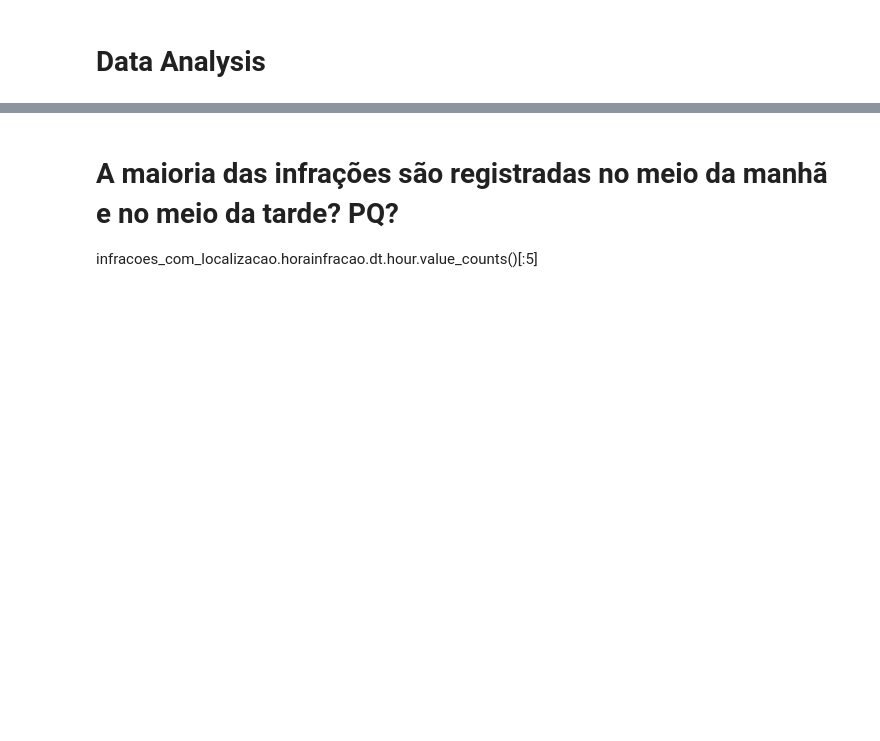
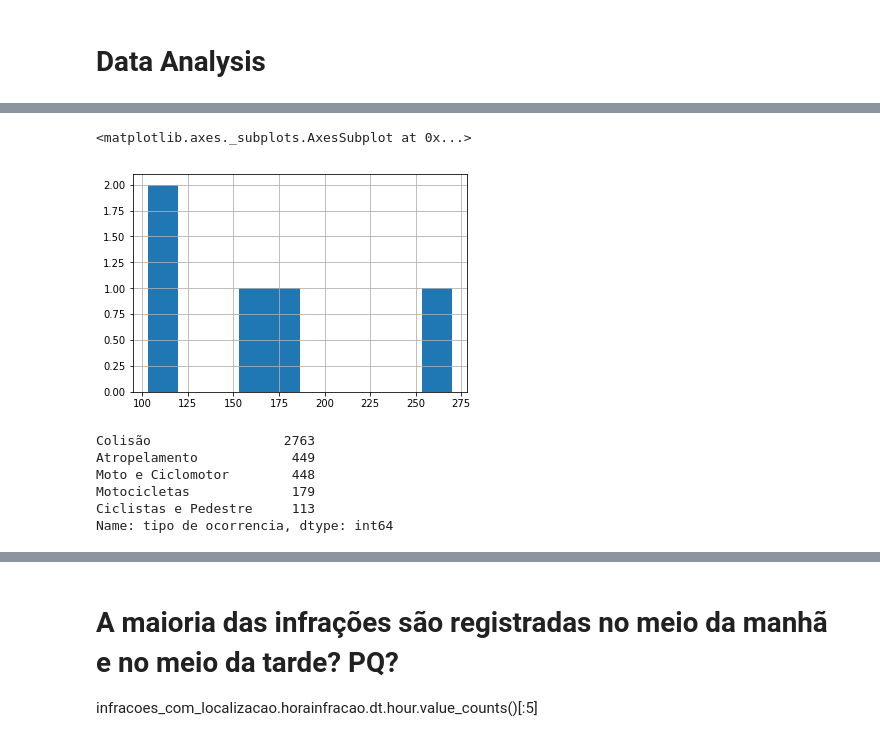
Before and after one commit to fbormann/DadosTransitoRecife, a Jupyter notebook: Projeto CTTU.ipynb, the cells around one changed output, grey strips where cells are left out. Cells and saved outputs as stored; diff of their text form; code cells hidden in the pictures; blank space fills up the shorter version.

```diff
--- a/Projeto CTTU.ipynb
+++ b/Projeto CTTU.ipynb
@@ -540,2 +615,4 @@ infracoes_2014_2016.shape
 # %%
 semaforos = pandas.read_csv("working_data/semaforos.csv")
+# %%
+acidentes_2014_2016 = pandas.read_csv("working_data/acidentes_2014_2016.csv", parse_dates=True)
@@ -546,3 +666,3 @@ acidentes_2014_2016["quantidade de vitimas"].value_counts()
 # %%
 # Os bairros onde ocorreram as maiores quantidades de acidentes
-acidentes_2014_2016.groupby("bairro")["quantidade de vitimas"].sum().sort_values(ascending=False)[:5]
+qtd_vitimas_de_acidente_bairro  = acidentes_2014_2016.groupby("bairro")["quantidade de vitimas"].sum().sort_values(ascending=False)[:5]
@@ -549,4 +691,16 @@ acidentes_2014_2016.groupby("bairro")["quantidade de vitimas"].sum().sort_values
+# %%
+qtd_vitimas_de_acidente_bairro.hist()
+# %% [output]
+<matplotlib.axes._subplots.AxesSubplot at 0x...>
+[figure, added]
 # %%
 acidentes_2014_2016["tipo de ocorrencia"].value_counts()[:5]
+# %% [output]
+Colisão                 2763
+Atropelamento            449
+Moto e Ciclomotor        448
+Motocicletas             179
+Ciclistas e Pedestre     113
+Name: tipo de ocorrencia, dtype: int64
 # %%
 acidentes_2014_2016[acidentes_2014_2016["tipo de ocorrencia"] == "Colisão"]["tipo"].value_counts()
```
Also changed, not shown: parts of 49 cells of this notebook.
